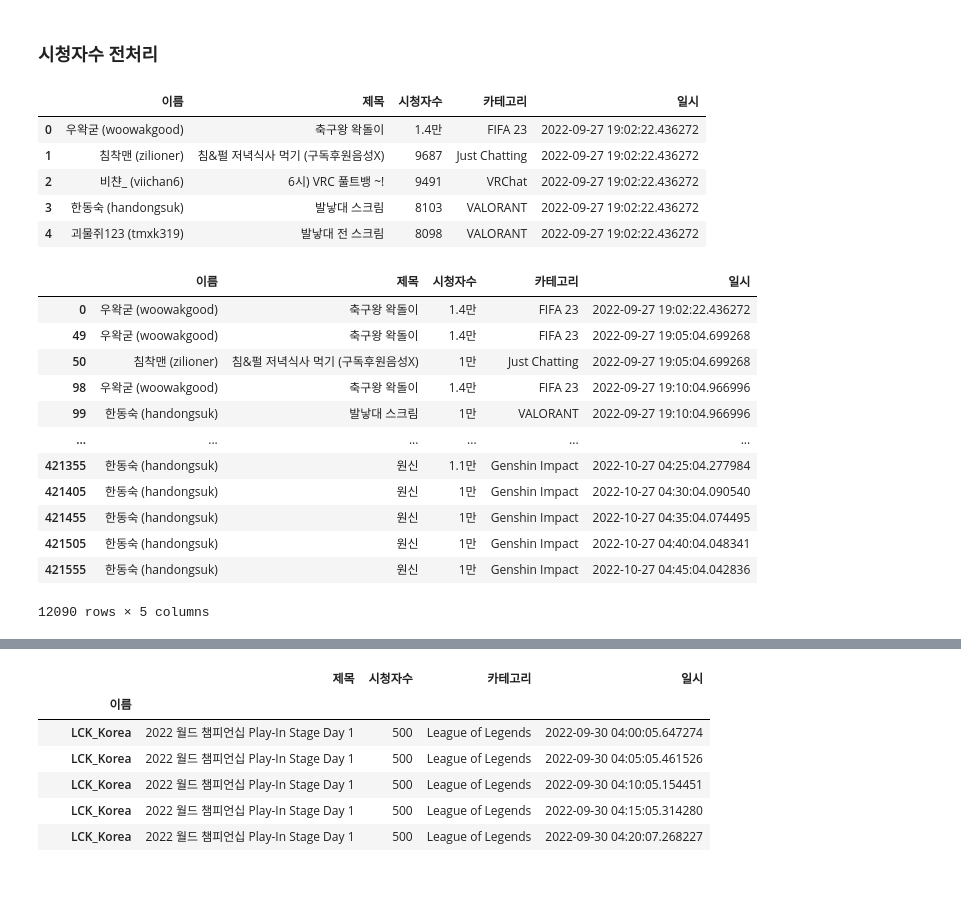
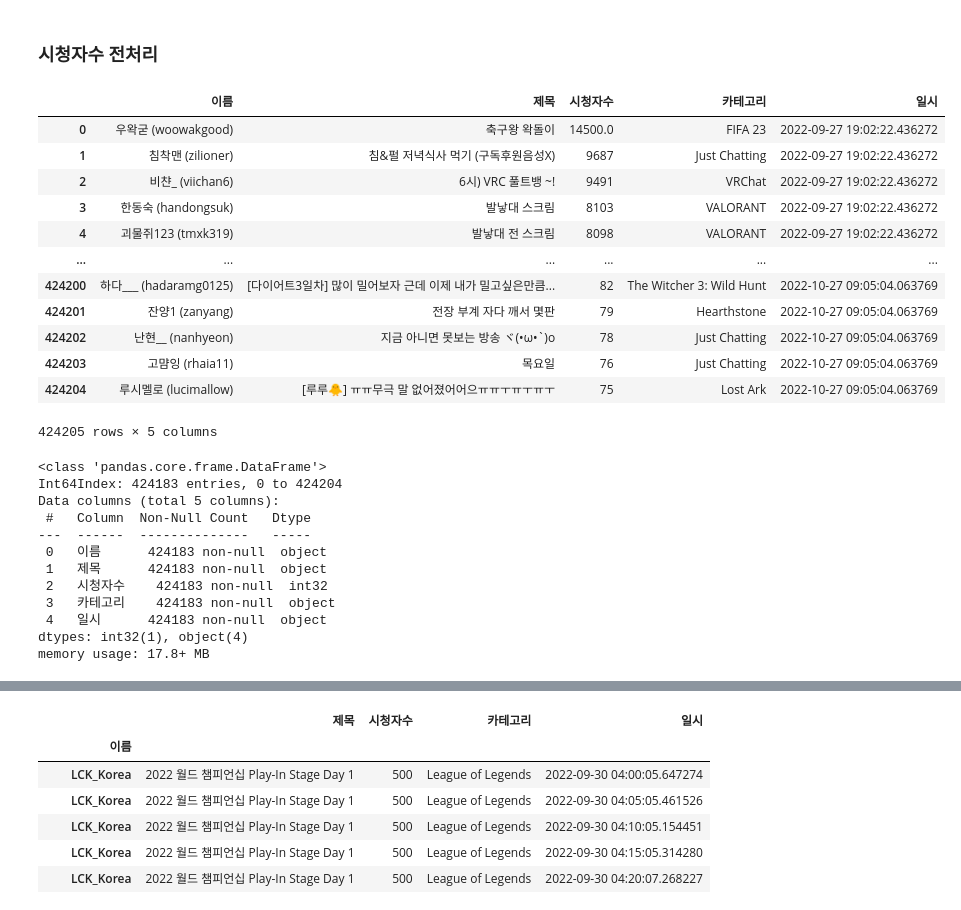
Before and after one commit to saparian0304/tjoeunacademy_test, a Jupyter notebook: jupyter/데이터분석프로젝트/연습/분석 연습.ipynb, the cells around one changed output, grey strips where cells are left out. Saved outputs shown, nothing was run; the diff lists cells and outputs as text; code cells hidden in the pictures; blank space fills up the shorter version.

```diff
--- a/jupyter/데이터분석프로젝트/연습/분석 연습.ipynb
+++ b/jupyter/데이터분석프로젝트/연습/분석 연습.ipynb
@@ -1,7 +1,7 @@
 # %%
 import pandas as pd
 # %%
-df = pd.read_csv('twitch_log.tsv', sep='\t', header=None)
+df = pd.read_csv('twitch_log_221027_0905.tsv', sep='\t', header=None)
 df.tail()
 # %% [output]
 |  | 0 | 1 | 2 | 3 | 4 |
@@ -17,29 +17,40 @@ df.columns = ['이름', '제목','시청자수','카테고리','일시']
 # %%
 df['시청자수'] = df['시청자수'].str.replace('시청자 ', '')
 df['시청자수'] = df['시청자수'].str.replace('명', '')
 df['시청자수'] = df['시청자수'].str.replace(',', '')
-df.head()
+df1 = df[df['시청자수'].str.find('만') > 0]
+df2 = df1['시청자수'].str.replace('만', '').astype(float)*10000 + 500
+df.loc[df2.index, '시청자수'] = df2
+df
 # %% [output]
 |  | 이름 | 제목 | 시청자수 | 카테고리 | 일시 |
-| 0 | 우왁굳 (woowakgood) | 축구왕 왁돌이 | 1.4만 | FIFA 23 | 2022-09-27 19:02:22.436272 |
+| 0 | 우왁굳 (woowakgood) | 축구왕 왁돌이 | 14500.0 | FIFA 23 | 2022-09-27 19:02:22.436272 |
 | 1 | 침착맨 (zilioner) | 침&펄 저녁식사 먹기 (구독후원음성X) | 9687 | Just Chatting | 2022-09-27 19:02:22.436272 |
 | 2 | 비챤_ (viichan6) | 6시) VRC 풀트뱅 ~! | 9491 | VRChat | 2022-09-27 19:02:22.436272 |
 | 3 | 한동숙 (handongsuk) | 발낳대 스크림 | 8103 | VALORANT | 2022-09-27 19:02:22.436272 |
 | 4 | 괴물쥐123 (tmxk319) | 발낳대 전 스크림 | 8098 | VALORANT | 2022-09-27 19:02:22.436272 |
+| ... | ... | ... | ... | ... | ... |
+| 424200 | 하다___ (hadaramg0125) | [다이어트3일차] 많이 밀어보자 근데 이제 내가 밀고싶은만큼... | 82 | The Witcher 3: Wild Hunt | 2022-10-27 09:05:04.063769 |
+| 424201 | 잔양1 (zanyang) | 전장 부계 자다 깨서 몇판 | 79 | Hearthstone | 2022-10-27 09:05:04.063769 |
+| 424202 | 난현__ (nanhyeon) | 지금 아니면 못보는 방송 ヾ(•ω•`)o | 78 | Just Chatting | 2022-10-27 09:05:04.063769 |
+| 424203 | 고먐잉 (rhaia11) | 목요일 | 76 | Just Chatting | 2022-10-27 09:05:04.063769 |
+| 424204 | 루시멜로 (lucimallow) | [루루🐥] ㅠㅠ무극 말 없어졌어어으ㅠㅠㅜㅠㅜㅠㅜ | 75 | Lost Ark | 2022-10-27 09:05:04.063769 |
+424205 rows × 5 columns
 # %%
-df1 = df[df['시청자수'].str.find('만') > 0]
-df1
+df.drop(df[df['시청자수'] == 'League of Legends'].index, inplace=True)
+df.drop(df[df['시청자수'].isnull()].index, inplace=True)
+df['시청자수'] = df['시청자수'].astype(int)
+df.info()
 # %% [output]
-|  | 이름 | 제목 | 시청자수 | 카테고리 | 일시 |
-| 0 | 우왁굳 (woowakgood) | 축구왕 왁돌이 | 1.4만 | FIFA 23 | 2022-09-27 19:02:22.436272 |
-| 49 | 우왁굳 (woowakgood) | 축구왕 왁돌이 | 1.4만 | FIFA 23 | 2022-09-27 19:05:04.699268 |
-| 50 | 침착맨 (zilioner) | 침&펄 저녁식사 먹기 (구독후원음성X) | 1만 | Just Chatting | 2022-09-27 19:05:04.699268 |
-| 98 | 우왁굳 (woowakgood) | 축구왕 왁돌이 | 1.4만 | FIFA 23 | 2022-09-27 19:10:04.966996 |
-| 99 | 한동숙 (handongsuk) | 발낳대 스크림 | 1만 | VALORANT | 2022-09-27 19:10:04.966996 |
-| ... | ... | ... | ... | ... | ... |
-| 421355 | 한동숙 (handongsuk) | 원신 | 1.1만 | Genshin Impact | 2022-10-27 04:25:04.277984 |
-| 421405 | 한동숙 (handongsuk) | 원신 | 1만 | Genshin Impact | 2022-10-27 04:30:04.090540 |
-| 421455 | 한동숙 (handongsuk) | 원신 | 1만 | Genshin Impact | 2022-10-27 04:35:04.074495 |
-| 421505 | 한동숙 (handongsuk) | 원신 | 1만 | Genshin Impact | 2022-10-27 04:40:04.048341 |
-| 421555 | 한동숙 (handongsuk) | 원신 | 1만 | Genshin Impact | 2022-10-27 04:45:04.042836 |
-12090 rows × 5 columns
+<class 'pandas.core.frame.DataFrame'>
+Int64Index: 424183 entries, 0 to 424204
+Data columns (total 5 columns):
+ #   Column  Non-Null Count   Dtype
+---  ------  --------------   -----
+ 0   이름      424183 non-null  object
+ 1   제목      424183 non-null  object
+ 2   시청자수    424183 non-null  int32
+ 3   카테고리    424183 non-null  object
+ 4   일시      424183 non-null  object
+dtypes: int32(1), object(4)
+memory usage: 17.8+ MB
```
Also changed, not shown: parts of 14 cells of this notebook, 17 other files.
